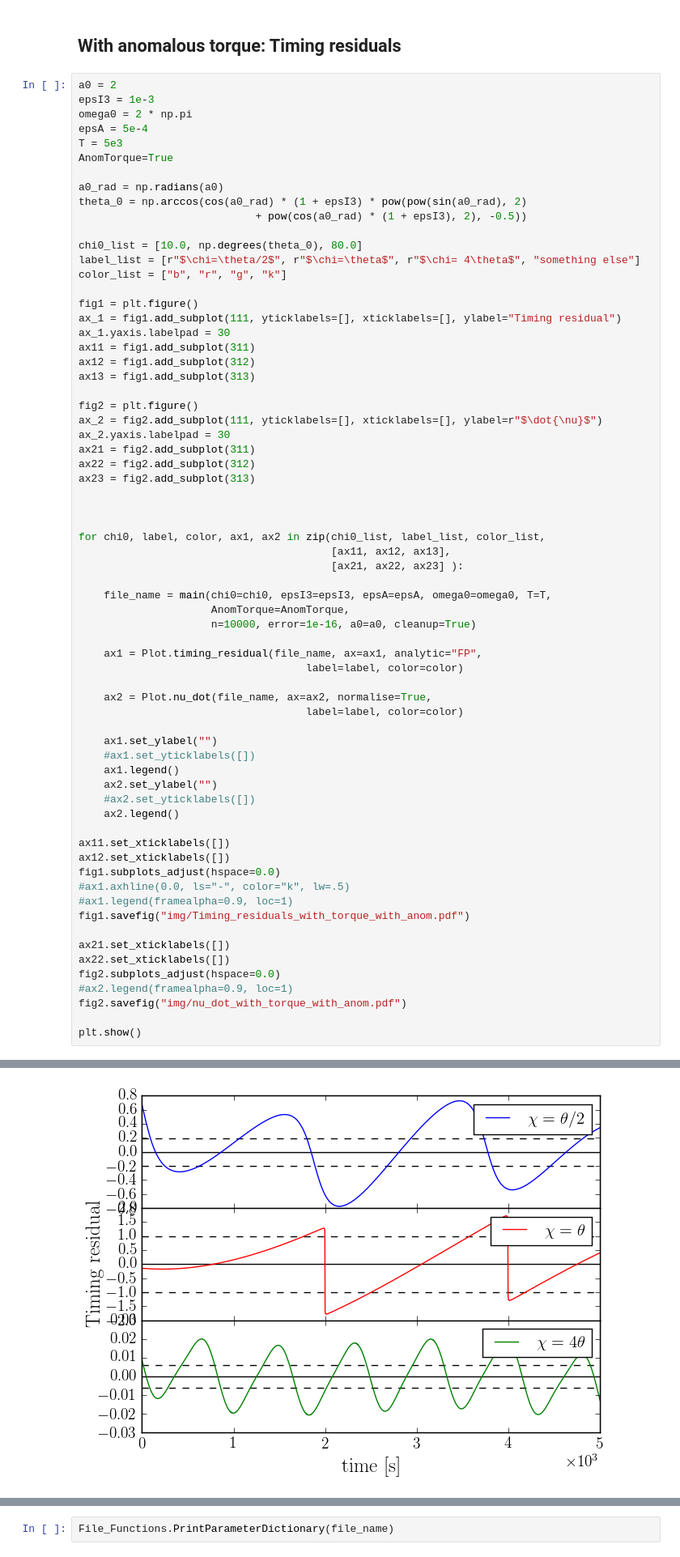
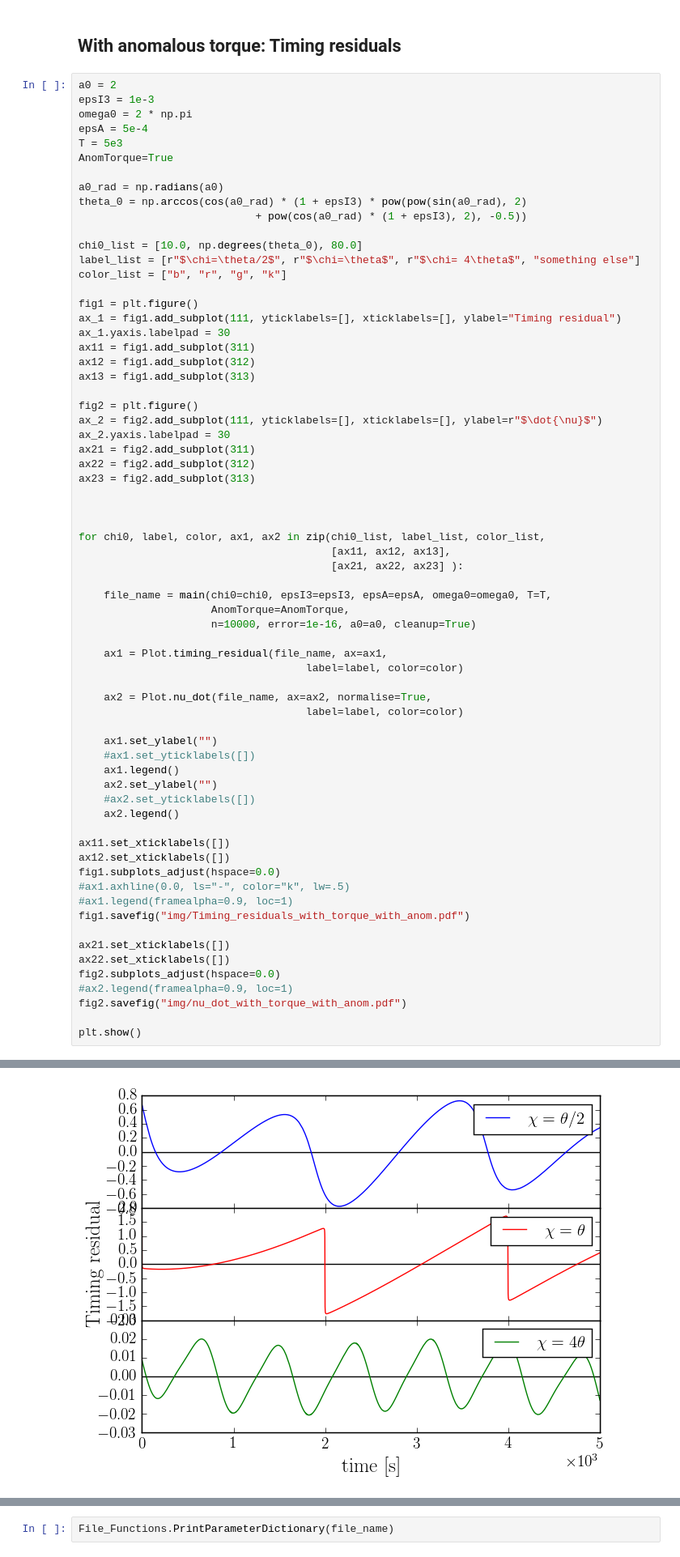
Before and after one commit to GregoryAshton/neutron_star_modelling, a Jupyter notebook: TimingNoiseModels/Observables_WithTorque/GeneratePlots-WithTorque-WithAnom.ipynb, the cells around one changed output, grey strips where cells are left out. Shown at 81% size. Saved outputs shown, nothing was run; the diff lists cells and outputs as text.

```diff
--- a/TimingNoiseModels/InertialSpaceResults/GeneratePlots-WithTorque-WithAnom.ipynb
+++ b/TimingNoiseModels/Observables_WithTorque/GeneratePlots-WithTorque-WithAnom.ipynb
@@ -140,7 +146,7 @@ for chi0, label, color, ax1, ax2 in zip(chi0_list, label_list, color_list,
                      AnomTorque=AnomTorque,
                      n=10000, error=1e-16, a0=a0, cleanup=True)
 
-    ax1 = Plot.timing_residual(file_name, ax=ax1, analytic="FP",
+    ax1 = Plot.timing_residual(file_name, ax=ax1,
                                     label=label, color=color)
 
     ax2 = Plot.nu_dot(file_name, ax=ax2, normalise=True,
@@ -171 +183 @@ plt.show()
-[figure, old version]
+[figure, new version]
```
Also changed, not shown: parts of 3 cells of this notebook, 6 other files.
